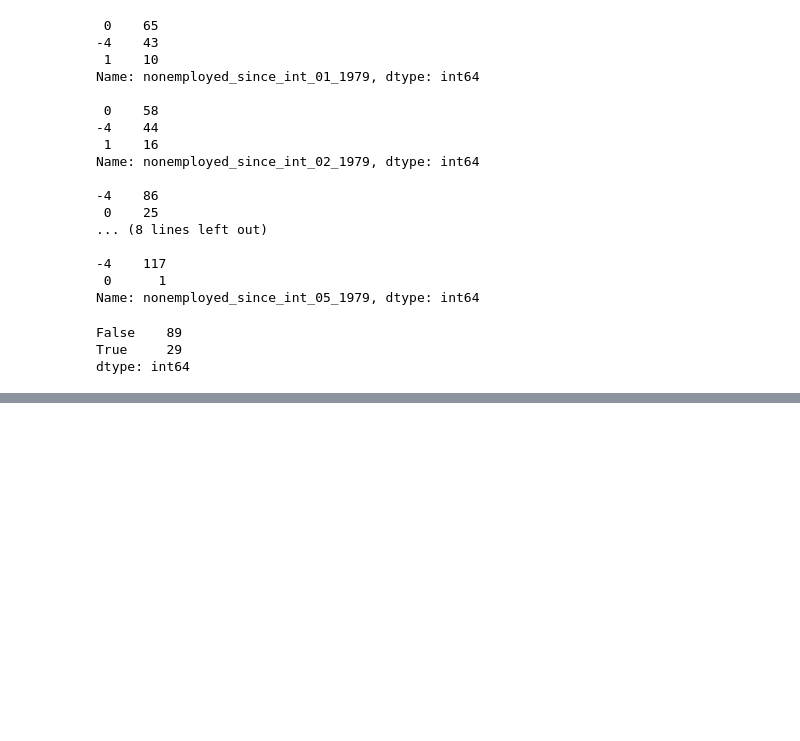
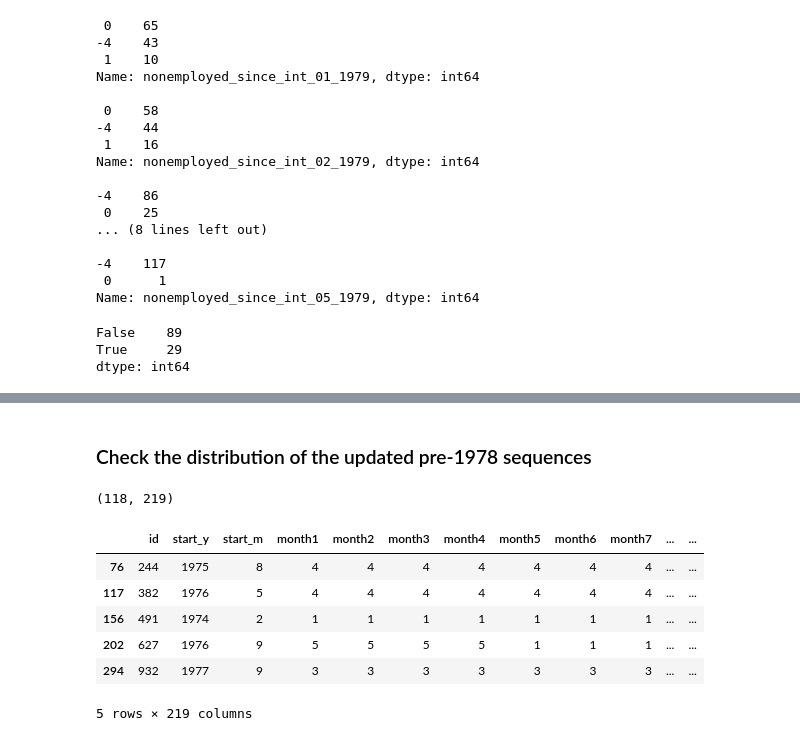
Before and after one commit to jolynn/Optout, a Jupyter notebook: 2seq_construction_pre1978.ipynb, the cells around one changed output, grey strips where cells are left out. Drawn from its saved outputs; the diff is of its cells as text; code cells hidden in the pictures; blank space fills up the shorter version.

```diff
--- a/2seq_construction_pre1978.ipynb
+++ b/2seq_construction_pre1978.ipynb
@@ -516,12 +803,11 @@ Name: nonemployed_since_int_02_1979, dtype: int64
 Name: nonemployed_since_int_05_1979, dtype: int64
 # %%
 # how many respondents had nonemployed period?
+# I THINK WE ONLY CARE ABOUT NONEMPLOYED PERIOR PRIOR TO INTERVIEW
 
 def has_nonemployed_period(row):
     """
     Return True if respondent reported any period nonemployed
-
-    I THINK WE ONLY CARE ABOUT NONEMPLOYED PERIOR PRIOR TO INTERVIEW
     """
 
     vals = [row['nonemployed_prior_int_%02d_1979'%i] for i in range(1, 6)]
@@ -530,7 +816,7 @@ def has_nonemployed_period(row):
     return 1 in vals
 
 res = pre1978_df.apply(has_nonemployed_period, axis=1)
-res.value_counts()gi
+res.value_counts()
 # %% [output]
 False    89
 True     29
@@ -537,0 +826,4 @@ dtype: int64
+# %%
+# read dataframe with child births
+analytic_df = pd.read_csv('../data/analytic_df.csv')
+analytic_df.head()
@@ -537,0 +914,19 @@ dtype: int64
+# %%
+def update(row, i):
+    """
+    Given a row of respondent data and a month number i,
+    return the updated month status
+    """
+
+    if row['start_y'] < 1978 and get_num_missing(row) > 0:
+        if to_update_ml.has_key((row['id'], i)):
+            print 'changed to ml:', row['id'], i
+            return 5
+        print 'changed:', row['id'], i
+        return pre1978_df[pre1978_df.caseid_1979==row['id']].iloc[0]['month%s'%i]
+    else:
+        return row['month%s'%i]
+
+
+for i in range(1, 217):
+    monthly_df['month%s'%i] = monthly_df.apply(lambda row: update(row, i), axis=1)
@@ -537,0 +951,2 @@ dtype: int64
+# %% [markdown]
+### Check the distribution of the updated pre-1978 sequences
@@ -537,0 +973,14 @@ dtype: int64
+# %%
+sample_pre1978 = pre1978_df.caseid_1979.values.tolist()
+count_df = monthly_df[monthly_df.id.isin(sample_pre1978)]
+print count_df.shape
+count_df.head()
+# %% [output]
+(118, 219)
+|  | id | start_y | start_m | month1 | month2 | month3 | month4 | month5 | month6 | month7 | ... | ... |
+| 76 | 244 | 1975 | 8 | 4 | 4 | 4 | 4 | 4 | 4 | 4 | ... | ... |
+| 117 | 382 | 1976 | 5 | 4 | 4 | 4 | 4 | 4 | 4 | 4 | ... | ... |
+| 156 | 491 | 1974 | 2 | 1 | 1 | 1 | 1 | 1 | 1 | 1 | ... | ... |
+| 202 | 627 | 1976 | 9 | 5 | 5 | 5 | 5 | 1 | 1 | 1 | ... | ... |
+| 294 | 932 | 1977 | 9 | 3 | 3 | 3 | 3 | 3 | 3 | 3 | ... | ... |
+5 rows × 219 columns
```
Also changed, not shown: parts of 37 cells of this notebook.
